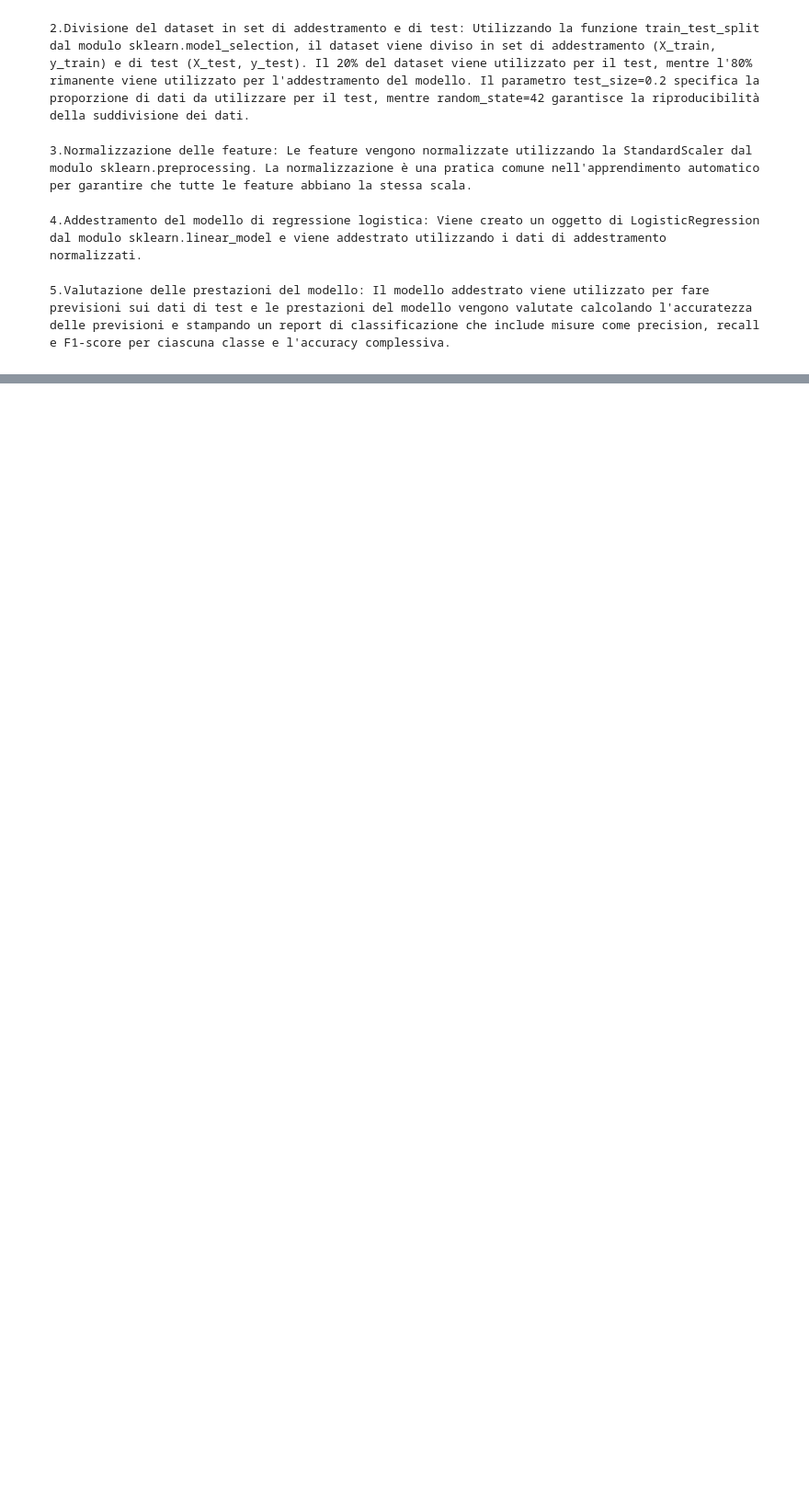
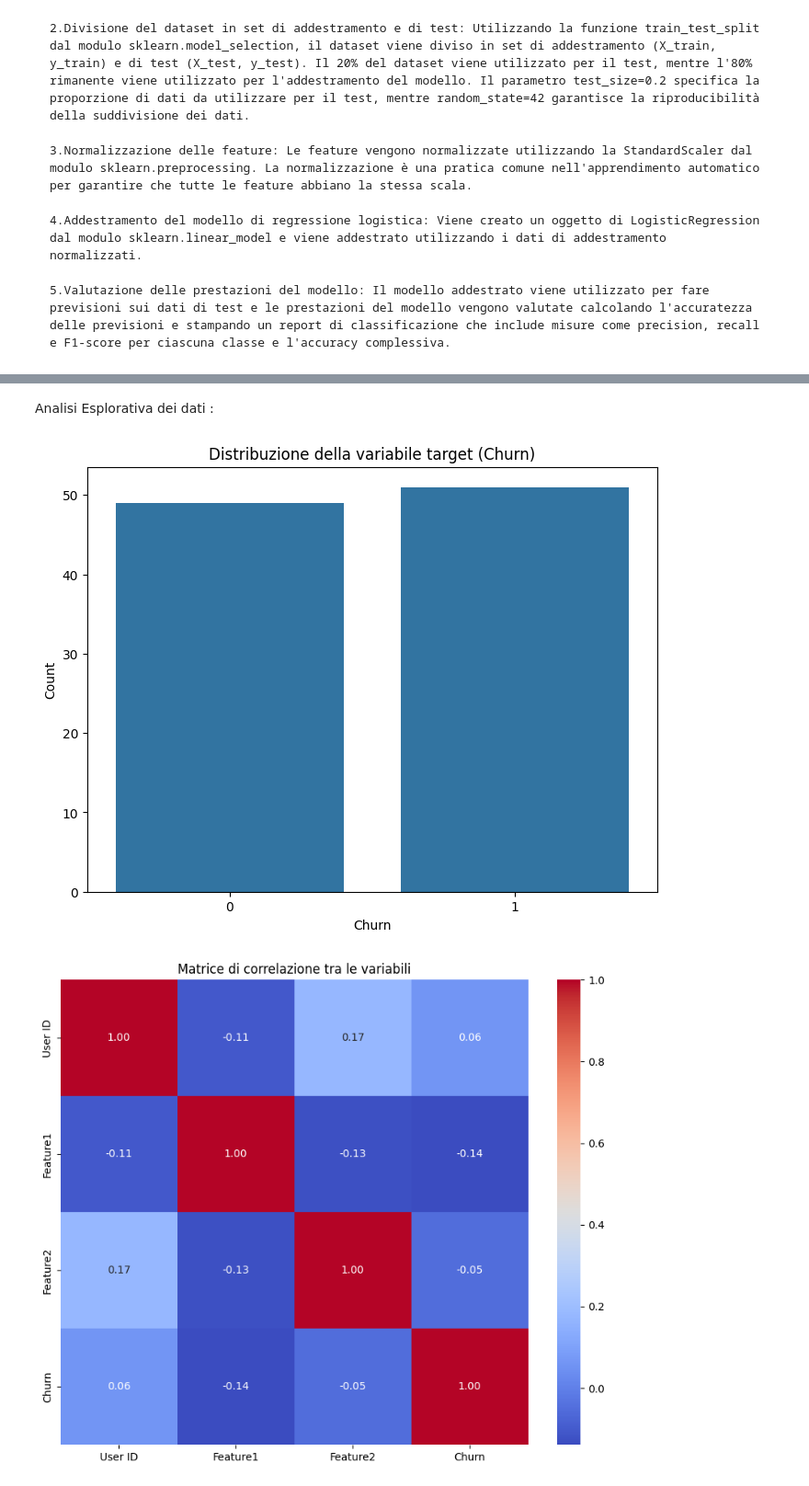
Before and after one commit to ubaldocervone/Esame-ICON, a Jupyter notebook: Copia_di_ICON.ipynb, the cells around one changed output, grey strips where cells are left out. Shown: that part at 92% size. Cells and saved outputs as stored; diff of their text form; code cells hidden in the pictures; blank space fills up the shorter version.

```diff
--- a/Copia_di_ICON.ipynb
+++ b/Copia_di_ICON.ipynb
@@ -194,0 +268,27 @@ weighted avg       0.61      0.60      0.60        20
+# %% [markdown]
+Analisi Esplorativa dei dati :
+# %%
+# Analisi esplorativa dei dati
+import seaborn as sns
+
+# Visualizzazione della distribuzione della variabile target
+plt.figure(figsize=(8, 6))
+sns.countplot(x='Churn', data=dataset)
+plt.title('Distribuzione della variabile target (Churn)')
+plt.xlabel('Churn')
+plt.ylabel('Count')
+plt.show()
+
+# Correlazione tra le variabili
+correlation_matrix = dataset.corr()
+plt.figure(figsize=(10, 8))
+sns.heatmap(correlation_matrix, annot=True, cmap='coolwarm', fmt=".2f")
+plt.title('Matrice di correlazione tra le variabili')
+plt.show()
+
+# Esplorazione delle relazioni tra le variabili
+sns.pairplot(dataset, hue='Churn', diag_kind='kde', palette='husl')
+plt.show()
+# %% [output]
+[figure, added]
+[figure, added]
```
Also changed, not shown: parts of 9 cells of this notebook.
